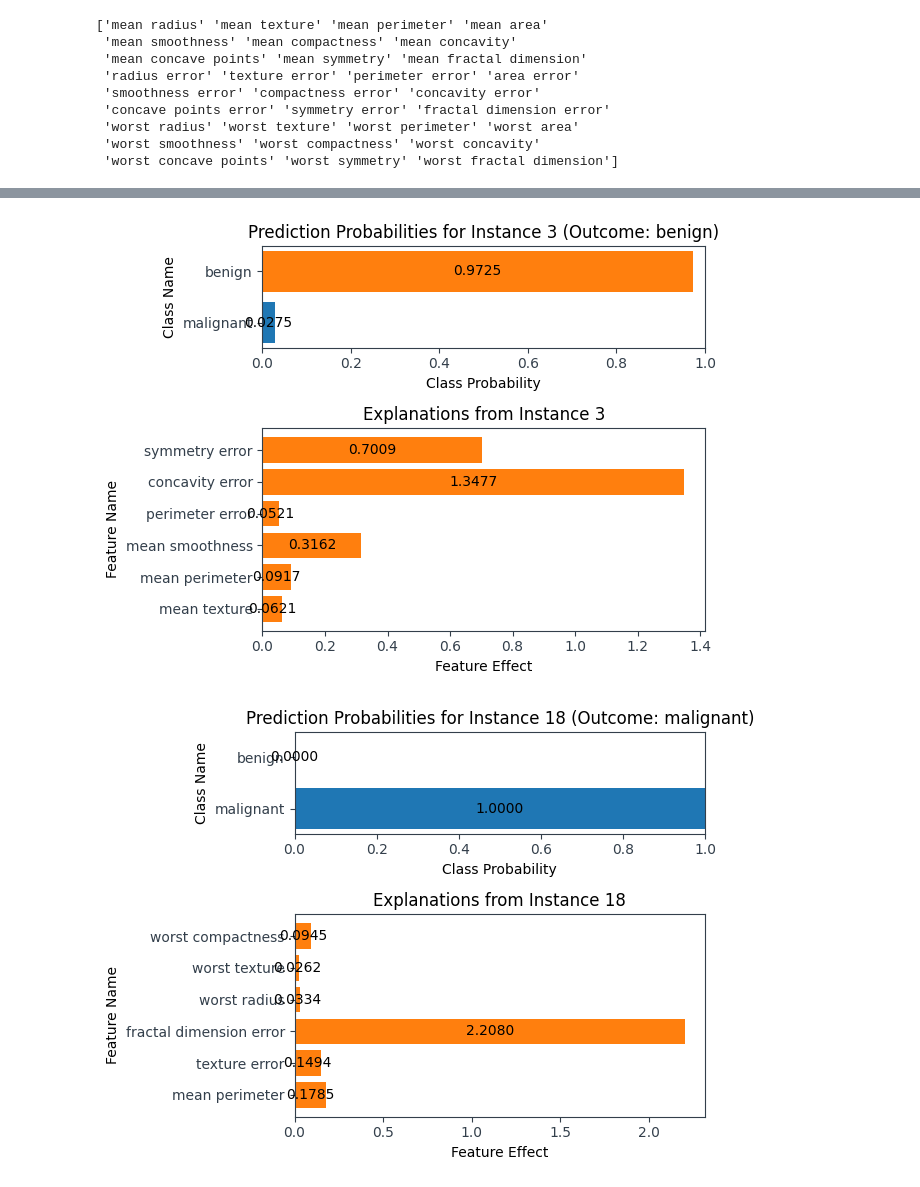
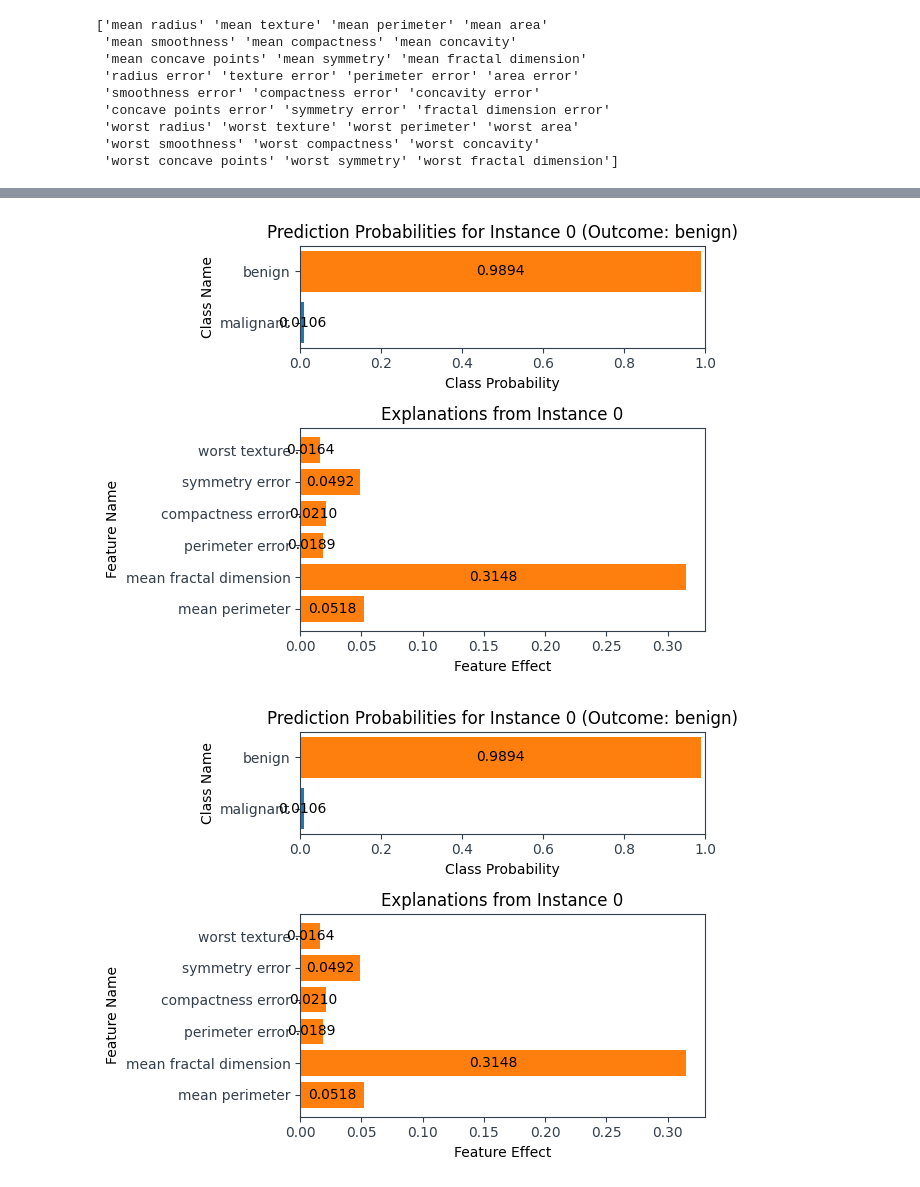
Before and after one commit to Dene-O/MSc_Project, a Jupyter notebook: MSc_project/Project_1/Breast_Cancer.ipynb, the cells around one changed output, grey strips where cells are left out. Drawn from its saved outputs; the diff is of its cells as text; code cells hidden in the pictures.

```diff
--- a/MSc_project/Project_1/Breast_Cancer.ipynb
+++ b/MSc_project/Project_1/Breast_Cancer.ipynb
@@ -177,8 +152,8 @@ UR_Stats.Box_Plot()
 # %%
-UR_Stats.View_Explanation(instance=3, max_features=6)
+UR_Stats.View_Explanation(instance=0, max_features=6)
 # %% [output]
-[figure, old version]
+[figure, new version]
 # %%
-UR_Stats.View_Explanation(instance=18, max_features=6)
+UR_Stats.View_Explanation(instance=0, max_features=6)
 # %% [output]
-[figure, old version]
+[figure, new version]
```
Also changed, not shown: parts of 14 cells of this notebook, 11 other files.
